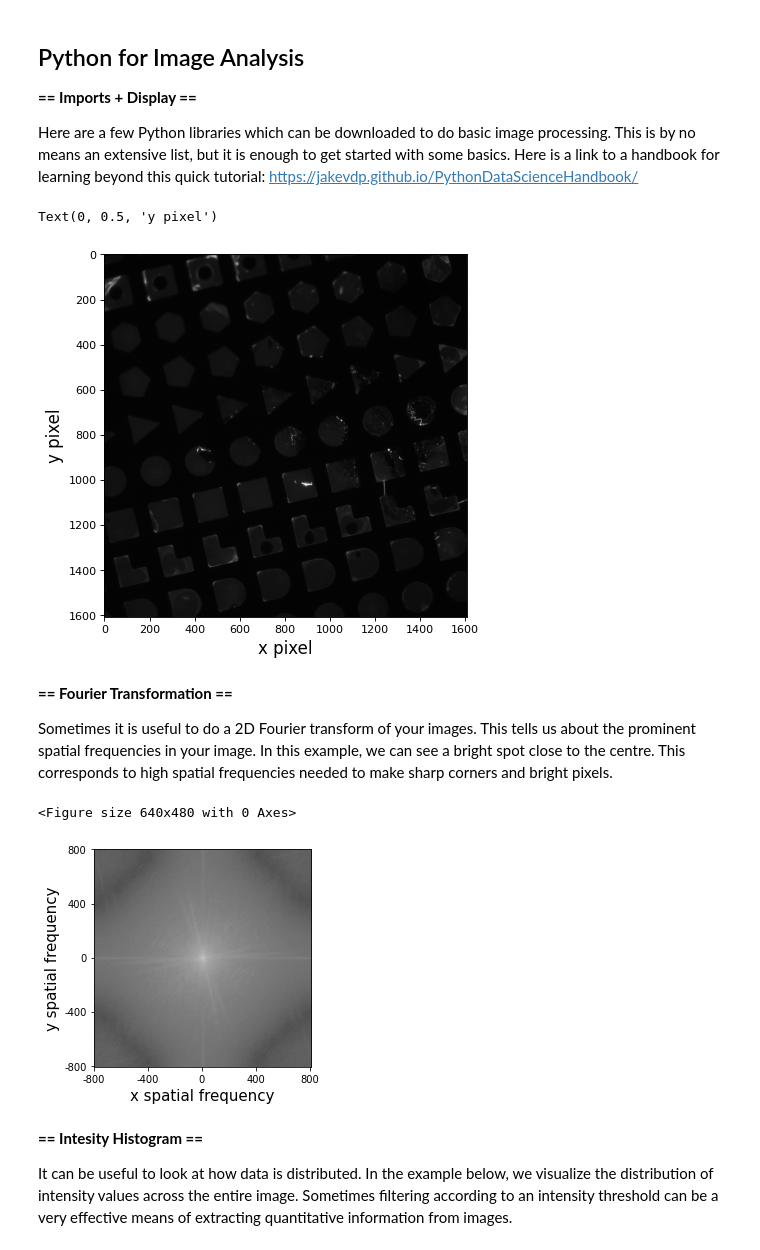
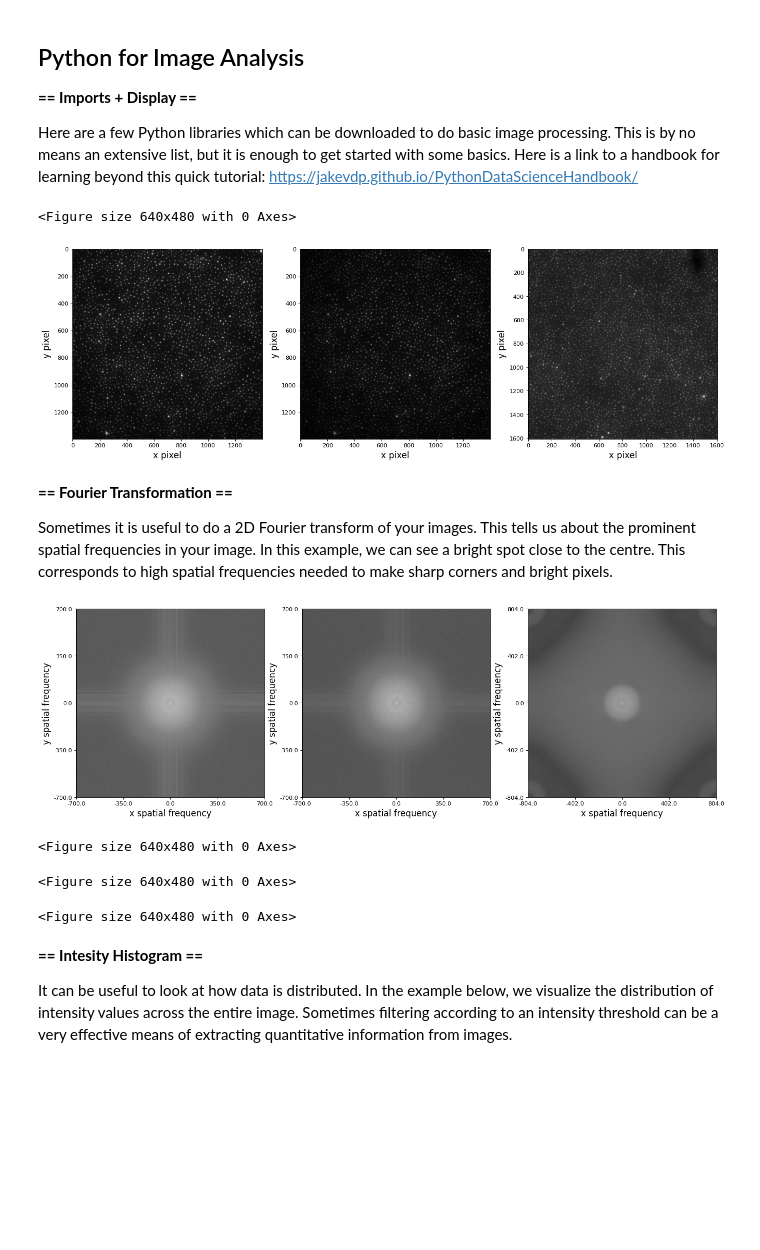
Before and after one commit to cameronhastie/Tutorial, a Jupyter notebook: Image_Analysis/Intro.ipynb, the cells around one changed output. Saved outputs shown, nothing was run; the diff lists cells and outputs as text; code cells hidden in the pictures; blank space fills up the shorter version.

```diff
--- a/Image_Analysis/Intro.ipynb
+++ b/Image_Analysis/Intro.ipynb
@@ -10,19 +10,22 @@ https://jakevdp.github.io/PythonDataScienceHandbook/
 # %%
 import numpy as np                  # This library is essential for manipulating data.
 import matplotlib.pyplot as plt     # This library is essential for plotting data.
 
 # To get started, let us simply read and display out .tif file.
-test_image = plt.imread("patterns 10x-2.tif")
+test_images = [plt.imread("TIRF.tif"), plt.imread("unTIRF.tif"), plt.imread("Epi.tif")]
+Num_images = len(test_images)
 # Here we are telling our plotting object to make a figure with some properties.
 # This object is extensive and you can check out the documentation.
-plt.figure(num=None, figsize=(8, 6), dpi=80)
+fig, ax = plt.subplots(1,Num_images, figsize=(20, 10), dpi=80)
 # Here we are showing our image using a grayscale colourmap.
-plt.imshow(test_image, cmap='gray');
-plt.xlabel("x pixel", fontsize=15)
-plt.ylabel("y pixel", fontsize=15)
+for i in range(Num_images):
+    test_image = test_images[i]
+    ax[i].imshow(test_image, cmap='gray');
+    ax[i].set_xlabel("x pixel", fontsize=15)
+    ax[i].set_ylabel("y pixel", fontsize=15)
 # %% [output]
-Text(0, 0.5, 'y pixel')
+<Figure size 640x480 with 0 Axes>
-[figure, old version]
+[figure, new version]
 # %% [markdown]
 **== Fourier Transformation ==**
 
@@ -31,24 +34,30 @@ This tells us about the prominent spatial frequencies in your image.
 In this example, we can see a bright spot close to the centre.
 This corresponds to high spatial frequencies needed to make sharp corners and bright pixels.
 # %%
-dark_image_grey_fourier = np.fft.fftshift(np.fft.fft2(test_image));
-# Again, we can construct a figure using similar parameters.
-plt.figure(num=None, figsize=(8, 6), dpi=80);
-alt_axis = ['-800', '-400', '0', '400', '800']
-# We take the log to make the transformed image visible with linear contrast.
-fig, ax = plt.subplots(1,1);
-ax.imshow(np.log(abs(dark_image_grey_fourier)), cmap='gray');
-# Figure manipulation in any language is usually more of an art than a science.
-# Here is what I did to change the axis labels.
-ax.set_xlabel("x spatial frequency", fontsize=15)
-ax.set_xticks([0, 400, 800, 1200, 1600]);
-ax.set_xticklabels(alt_axis);
-ax.set_ylabel("y spatial frequency", fontsize=15)
-ax.set_yticks([0, 400, 800, 1200, 1600]);
-ax.set_yticklabels(np.flip(alt_axis));
+fig, ax = plt.subplots(1,Num_images, figsize=(20, 10), dpi=80)
+for i in range(Num_images):
+    test_image = test_images[i]
+    dark_image_grey_fourier = np.fft.fftshift(np.fft.fft2(test_image))
+    # Again, we can construct a figure using similar parameters.
+    plt.figure(num=None, figsize=(8, 6), dpi=80)
+    alt_axis = ['-800', '-400', '0', '400', '800']
+    real_axis = np.linspace(0, np.size(test_image[0,:]), len(alt_axis))
+    alt_axis = real_axis - np.max(real_axis)/2
+    # We take the log to make the transformed image visible with linear contrast.
+    ax[i].imshow(np.log(abs(dark_image_grey_fourier)), cmap='gray')
+    # Figure manipulation in any language is usually more of an art than a science.
+    # Here is what I did to change the axis labels.
+    ax[i].set_xlabel("x spatial frequency", fontsize=15)
+    ax[i].set_xticks(real_axis)
+    ax[i].set_xticklabels(alt_axis)
+    ax[i].set_ylabel("y spatial frequency", fontsize=15)
+    ax[i].set_yticks(real_axis)
+    ax[i].set_yticklabels(np.flip(alt_axis))
 # %% [output]
+[figure, new version]
 <Figure size 640x480 with 0 Axes>
-[figure, old version]
+<Figure size 640x480 with 0 Axes>
+<Figure size 640x480 with 0 Axes>
 # %% [markdown]
 **== Intesity Histogram ==**
 
```
Also changed, not shown: parts of 5 cells of this notebook, 26 other files.
